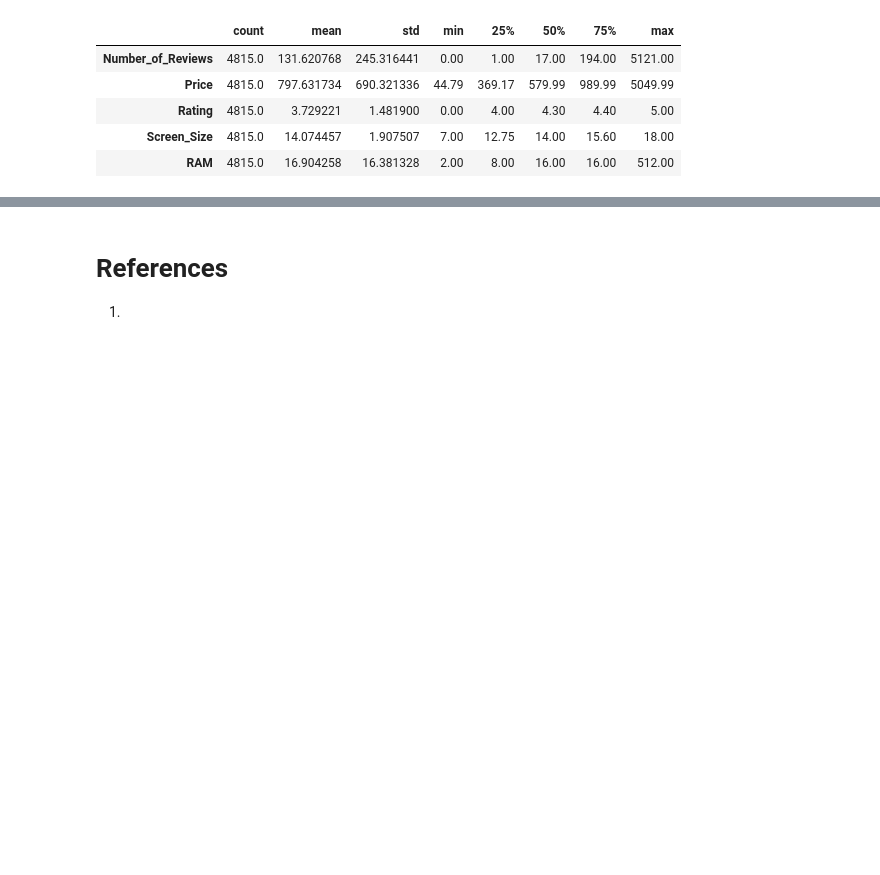
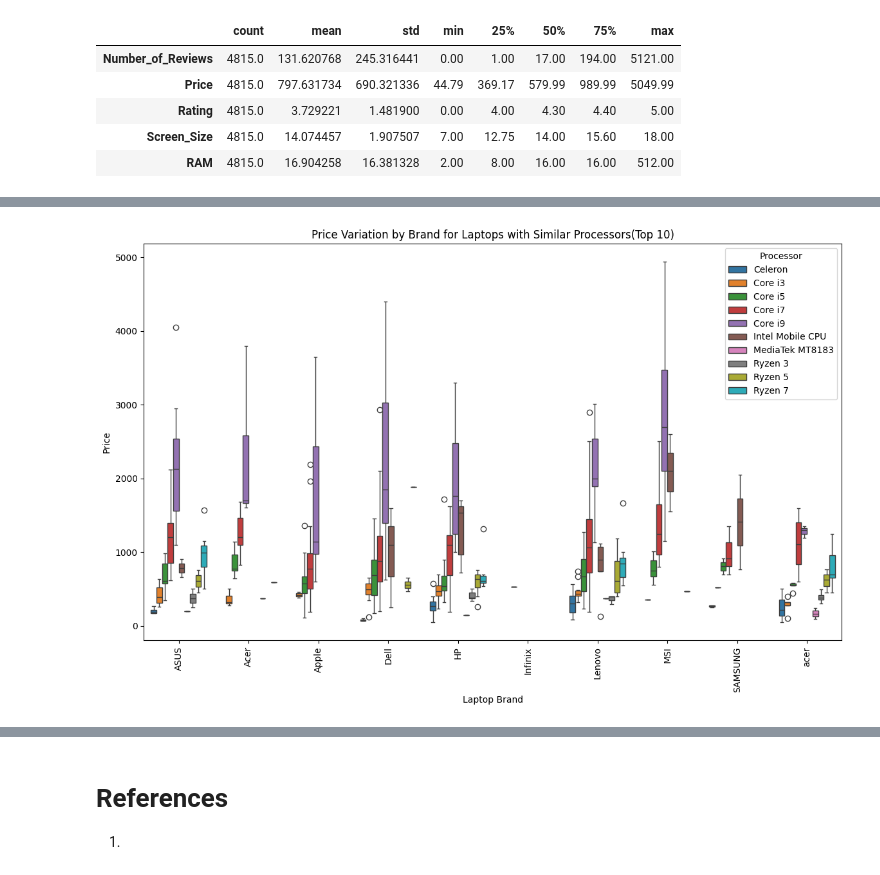
Before and after one commit to VaibhavSaran/CSE-587-PROJECT-LAPTRACK, a Jupyter notebook: Project Laptrack - Phase 1 Exploratory Data Analysis.ipynb, the cells around one changed output, grey strips where cells are left out. Drawn from its saved outputs; the diff is of its cells as text; code cells hidden in the pictures; blank space fills up the shorter version.

```diff
--- a/Project Laptrack - Phase 1 Exploratory Data Analysis.ipynb
+++ b/Project Laptrack - Phase 1 Exploratory Data Analysis.ipynb
@@ -1080,0 +1124,3 @@ plt.show()
+# %%
+top_10_processors_list = sdf['Processor'].value_counts().head(10).index.tolist()
+filtered_processor_df = sdf[sdf['Processor'].isin(top_10_processors_list)]
@@ -1080,0 +1133,13 @@ plt.show()
+# %%
+grouped_data = filtered_processor_N_brandDF.groupby(['Laptop_Brand', 'Processor', 'RAM', 'Storage', 'Screen_Size'])['Price'].mean().reset_index()
+
+plt.figure(figsize=(14, 8))
+sns.boxplot(data=grouped_data, x='Laptop_Brand', y='Price', hue='Processor')
+plt.title('Price Variation by Brand for Laptops with Similar Processors(Top 10)')
+plt.xticks(rotation=90)
+plt.ylabel('Price')
+plt.xlabel('Laptop Brand')
+
+plt.show()
+# %% [output]
+[figure, added]
```
Also changed, not shown: parts of 41 cells of this notebook, 1 other file.
